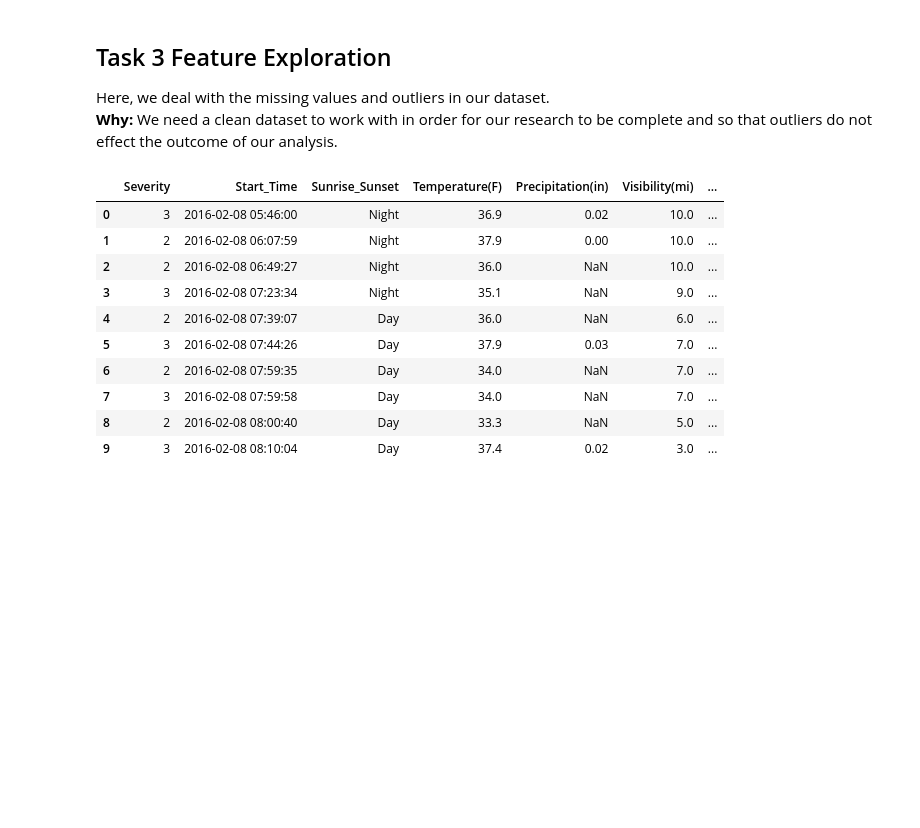
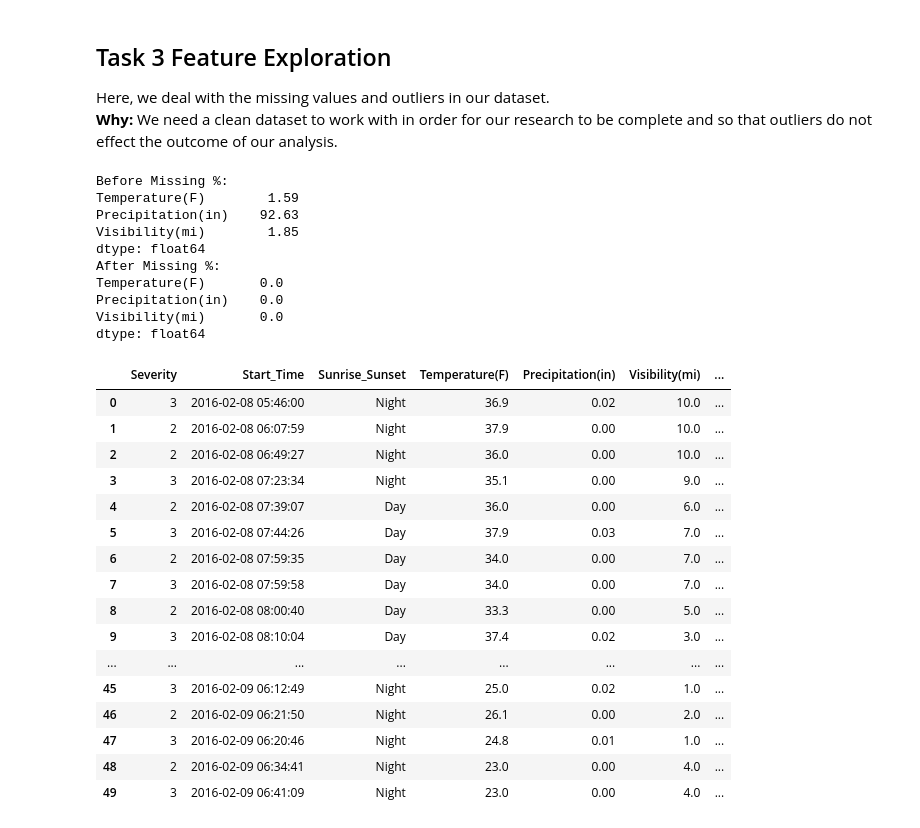
Before and after one commit to alexachegue/csc405-group11, a Jupyter notebook: notebooks/stage1_exploration.ipynb, the cells around one changed output. Saved outputs shown, nothing was run; the diff lists cells and outputs as text; code cells hidden in the pictures; blank space fills up the shorter version.

Commit message:
Completed Task 3 cleaning weather features

```diff
--- a/notebooks/stage1_exploration.ipynb
+++ b/notebooks/stage1_exploration.ipynb
@@ -94,29 +94,69 @@ Here, we deal with the missing values and outliers in our dataset.
 # %%
 import pandas as pd
 import numpy as np
 
 # My macbook was really slow in retrieving all the records (so nrows for now)
-df = pd.read_csv("../data/US_Accidents_March23.csv", nrows=1000)
+df = pd.read_csv("../data/US_Accidents_March23.csv", nrows=100000)
 
 # Columns or features we plan to clean and the target feature
 clean_columns = [
     "Severity",
     "Start_Time", "Sunrise_Sunset",
     "Temperature(F)", "Precipitation(in)", "Visibility(mi)",
     "Traffic_Signal", "Junction", "Crossing",
     "State", "City"
 ]
 df = df[clean_columns].copy()
-df.head(10)
+# df.head(10)
+
+# Weather Features
+print("Before Missing %:")
+print((df[["Temperature(F)", "Precipitation(in)", "Visibility(mi)"]].isnull().mean() * 100).round(2))
+
+# Filling missing temperature values with their state median, if not possible, then its filled with US median
+state_temp_median = df.groupby("State")["Temperature(F)"].transform("median")
+global_temp_median = df["Temperature(F)"].median()
+df["Temperature(F)"] = df["Temperature(F)"].fillna(state_temp_median).fillna(global_temp_median)
+
+# Fill missing precipitation values with no precipitation
+df["Precipitation(in)"]= df["Precipitation(in)"].fillna(0.0)
+
+# Fill missing visibility values with average visibility
+df["Visibility(mi)"] = df["Visibility(mi)"].fillna(df["Visibility(mi)"].median())
+
+# Deal with outliers by keeping feature values in range to ensure realistic analysis results
+df["Temperature(F)"] = df["Temperature(F)"].clip(-50, 130)
+df["Precipitation(in)"] = df["Precipitation(in)"].clip(0, 5)
+df["Visibility(mi)"] = df["Visibility(mi)"].clip(0, 50)
+
+print("After Missing %:")
+print((df[["Temperature(F)", "Precipitation(in)", "Visibility(mi)"]].isnull().mean() * 100).round(2))
+df.head(50)
 # %% [output]
+Before Missing %:
+Temperature(F)        1.59
+Precipitation(in)    92.63
+Visibility(mi)        1.85
+dtype: float64
+After Missing %:
+Temperature(F)       0.0
+Precipitation(in)    0.0
+Visibility(mi)       0.0
+dtype: float64
 |  | Severity | Start_Time | Sunrise_Sunset | Temperature(F) | Precipitation(in) | Visibility(mi) | ... |
 | 0 | 3 | 2016-02-08 05:46:00 | Night | 36.9 | 0.02 | 10.0 | ... |
 | 1 | 2 | 2016-02-08 06:07:59 | Night | 37.9 | 0.00 | 10.0 | ... |
-| 2 | 2 | 2016-02-08 06:49:27 | Night | 36.0 | NaN | 10.0 | ... |
-| 3 | 3 | 2016-02-08 07:23:34 | Night | 35.1 | NaN | 9.0 | ... |
-| 4 | 2 | 2016-02-08 07:39:07 | Day | 36.0 | NaN | 6.0 | ... |
+| 2 | 2 | 2016-02-08 06:49:27 | Night | 36.0 | 0.00 | 10.0 | ... |
+| 3 | 3 | 2016-02-08 07:23:34 | Night | 35.1 | 0.00 | 9.0 | ... |
+| 4 | 2 | 2016-02-08 07:39:07 | Day | 36.0 | 0.00 | 6.0 | ... |
 | 5 | 3 | 2016-02-08 07:44:26 | Day | 37.9 | 0.03 | 7.0 | ... |
-| 6 | 2 | 2016-02-08 07:59:35 | Day | 34.0 | NaN | 7.0 | ... |
-| 7 | 3 | 2016-02-08 07:59:58 | Day | 34.0 | NaN | 7.0 | ... |
-| 8 | 2 | 2016-02-08 08:00:40 | Day | 33.3 | NaN | 5.0 | ... |
+| 6 | 2 | 2016-02-08 07:59:35 | Day | 34.0 | 0.00 | 7.0 | ... |
+| 7 | 3 | 2016-02-08 07:59:58 | Day | 34.0 | 0.00 | 7.0 | ... |
+| 8 | 2 | 2016-02-08 08:00:40 | Day | 33.3 | 0.00 | 5.0 | ... |
 | 9 | 3 | 2016-02-08 08:10:04 | Day | 37.4 | 0.02 | 3.0 | ... |
+| ... | ... | ... | ... | ... | ... | ... | ... |
+| 45 | 3 | 2016-02-09 06:12:49 | Night | 25.0 | 0.02 | 1.0 | ... |
+| 46 | 2 | 2016-02-09 06:21:50 | Night | 26.1 | 0.00 | 2.0 | ... |
+| 47 | 3 | 2016-02-09 06:20:46 | Night | 24.8 | 0.01 | 1.0 | ... |
+| 48 | 2 | 2016-02-09 06:34:41 | Night | 23.0 | 0.00 | 4.0 | ... |
+| 49 | 3 | 2016-02-09 06:41:09 | Night | 23.0 | 0.00 | 4.0 | ... |
```
Also changed, not shown: parts of 1 cell of this notebook.
